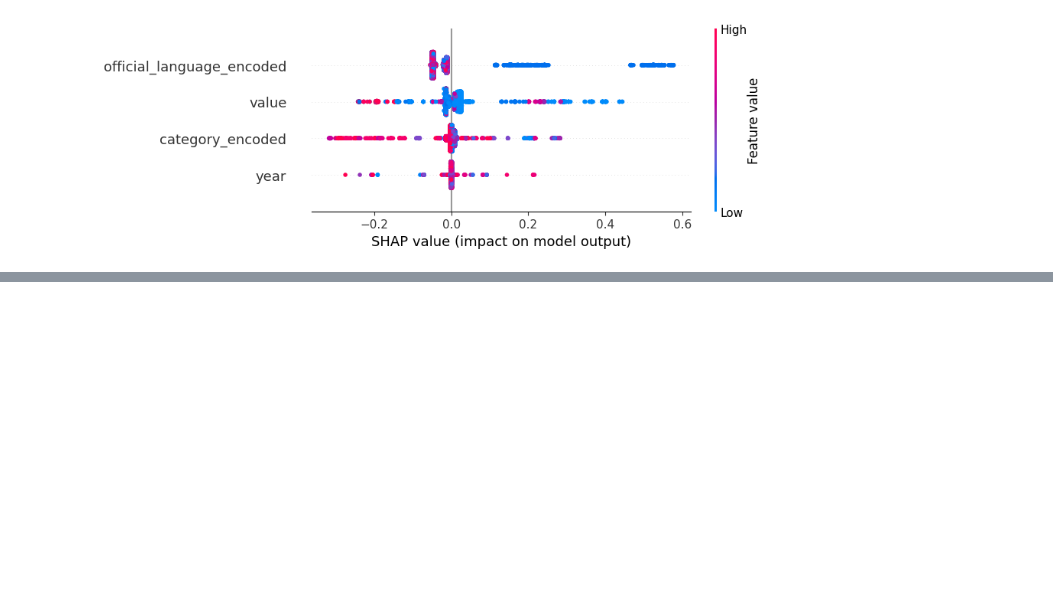
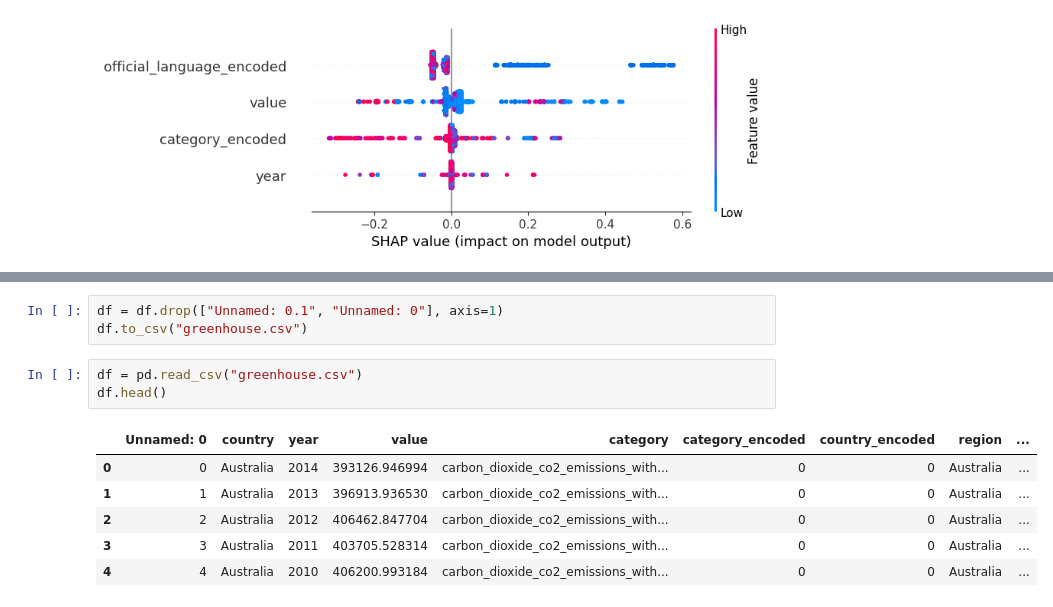
Before and after one commit to Thomas-Nguyen12/Weather_website, a Jupyter notebook: test_AI.ipynb, the cells around one changed output, grey strips where cells are left out. Cells and saved outputs as stored; diff of their text form; blank space fills up the shorter version.

```diff
--- a/test_AI.ipynb
+++ b/test_AI.ipynb
@@ -365,0 +400,13 @@ No data for colormapping provided via 'c'. Parameters 'vmin', 'vmax' will be ign
+# %%
+df = df.drop(["Unnamed: 0.1", "Unnamed: 0"], axis=1)
+df.to_csv("greenhouse.csv")
+# %%
+df = pd.read_csv("greenhouse.csv")
+df.head()
+# %% [output]
+|  | Unnamed: 0 | country | year | value | category | category_encoded | country_encoded | region | ... |
+| 0 | 0 | Australia | 2014 | 393126.946994 | carbon_dioxide_co2_emissions_with... | 0 | 0 | Australia | ... |
+| 1 | 1 | Australia | 2013 | 396913.936530 | carbon_dioxide_co2_emissions_with... | 0 | 0 | Australia | ... |
+| 2 | 2 | Australia | 2012 | 406462.847704 | carbon_dioxide_co2_emissions_with... | 0 | 0 | Australia | ... |
+| 3 | 3 | Australia | 2011 | 403705.528314 | carbon_dioxide_co2_emissions_with... | 0 | 0 | Australia | ... |
+| 4 | 4 | Australia | 2010 | 406200.993184 | carbon_dioxide_co2_emissions_with... | 0 | 0 | Australia | ... |
```
Also changed, not shown: parts of 15 cells of this notebook, 7 other files.
